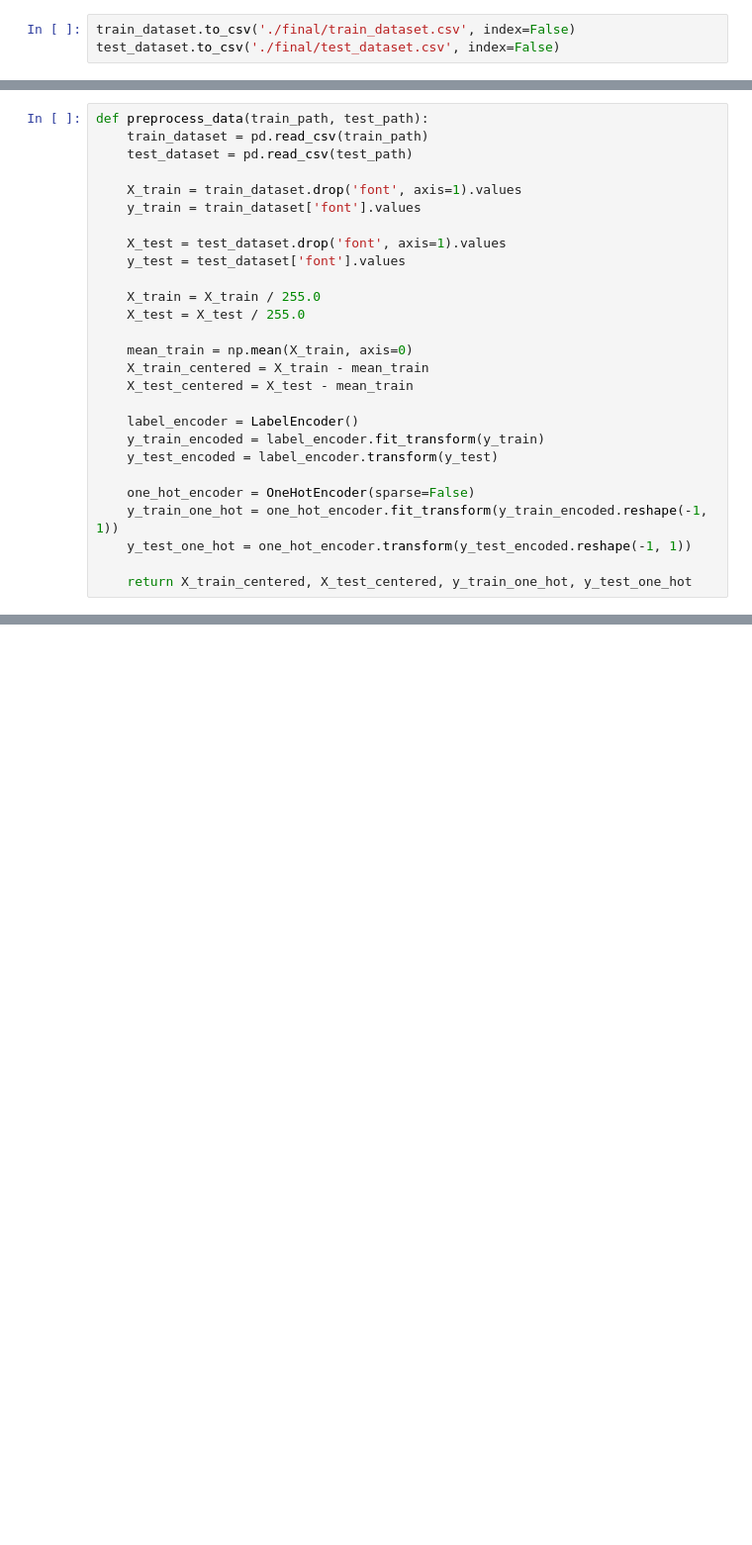
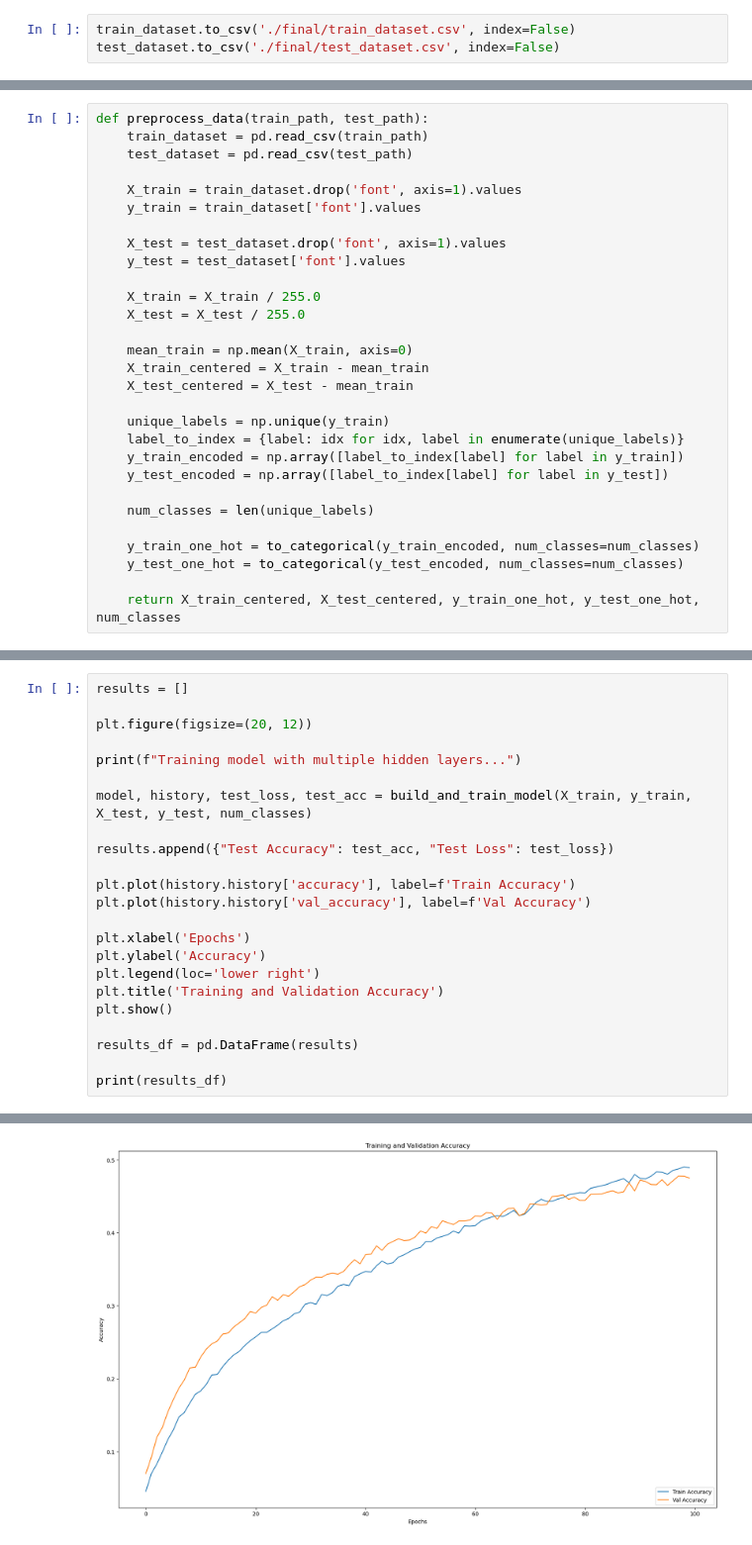
Before and after one commit to PavelKilko/applied-application-of-neural-networks, a Jupyter notebook: lab-6-7/lab-6-7.ipynb, the cells around one changed output, grey strips where cells are left out. Shown at 99% size. Drawn from its saved outputs; the diff is of its cells as text; blank space fills up the shorter version.

```diff
--- a/lab-6-7/lab-6-7.ipynb
+++ b/lab-6-7/lab-6-7.ipynb
@@ -195,12 +194,14 @@ def preprocess_data(train_path, test_path):
     X_train_centered = X_train - mean_train
     X_test_centered = X_test - mean_train
 
-    label_encoder = LabelEncoder()
-    y_train_encoded = label_encoder.fit_transform(y_train)
-    y_test_encoded = label_encoder.transform(y_test)
+    unique_labels = np.unique(y_train)
+    label_to_index = {label: idx for idx, label in enumerate(unique_labels)}
+    y_train_encoded = np.array([label_to_index[label] for label in y_train])
+    y_test_encoded = np.array([label_to_index[label] for label in y_test])
 
-    one_hot_encoder = OneHotEncoder(sparse=False)
-    y_train_one_hot = one_hot_encoder.fit_transform(y_train_encoded.reshape(-1, 1))
-    y_test_one_hot = one_hot_encoder.transform(y_test_encoded.reshape(-1, 1))
+    num_classes = len(unique_labels)
 
-    return X_train_centered, X_test_centered, y_train_one_hot, y_test_one_hot
+    y_train_one_hot = to_categorical(y_train_encoded, num_classes=num_classes)
+    y_test_one_hot = to_categorical(y_test_encoded, num_classes=num_classes)
+
+    return X_train_centered, X_test_centered, y_train_one_hot, y_test_one_hot, num_classes
@@ -206,0 +568,24 @@ def preprocess_data(train_path, test_path):
+# %%
+results = []
+
+plt.figure(figsize=(20, 12))
+
+print(f"Training model with multiple hidden layers...")
+
+model, history, test_loss, test_acc = build_and_train_model(X_train, y_train, X_test, y_test, num_classes)
+
+results.append({"Test Accuracy": test_acc, "Test Loss": test_loss})
+
+plt.plot(history.history['accuracy'], label=f'Train Accuracy')
+plt.plot(history.history['val_accuracy'], label=f'Val Accuracy')
+
+plt.xlabel('Epochs')
+plt.ylabel('Accuracy')
+plt.legend(loc='lower right')
+plt.title('Training and Validation Accuracy')
+plt.show()
+
+results_df = pd.DataFrame(results)
+
+print(results_df)
+# %% [output]
@@ -206,0 +593 @@ def preprocess_data(train_path, test_path):
+[figure, added]
```
Also changed, not shown: parts of 46 cells of this notebook, 2 other files.
